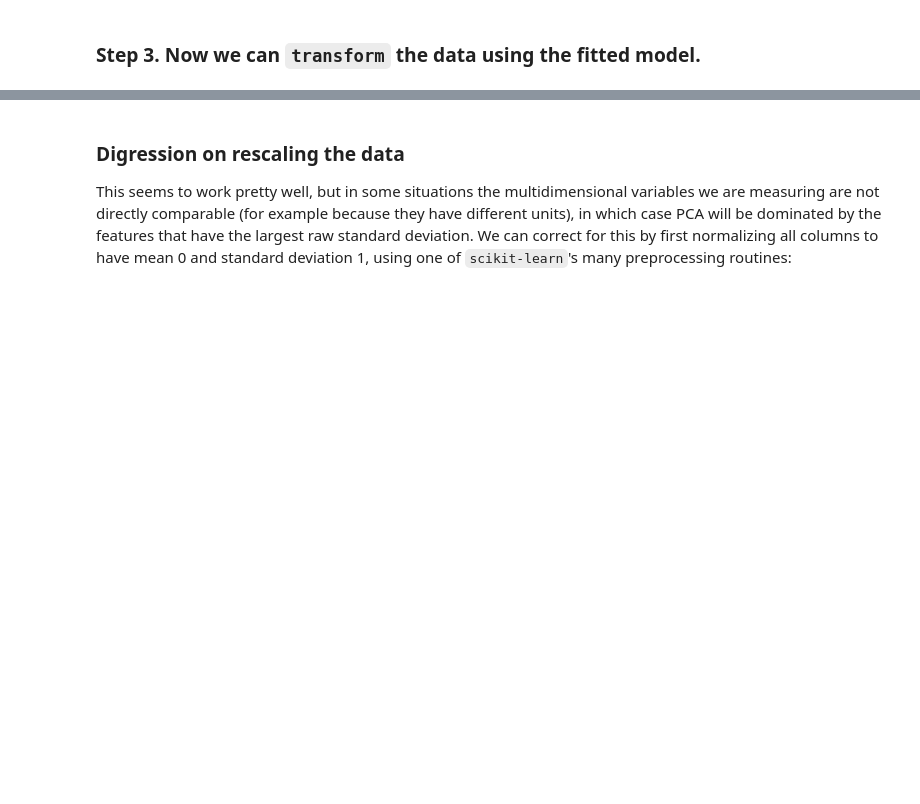
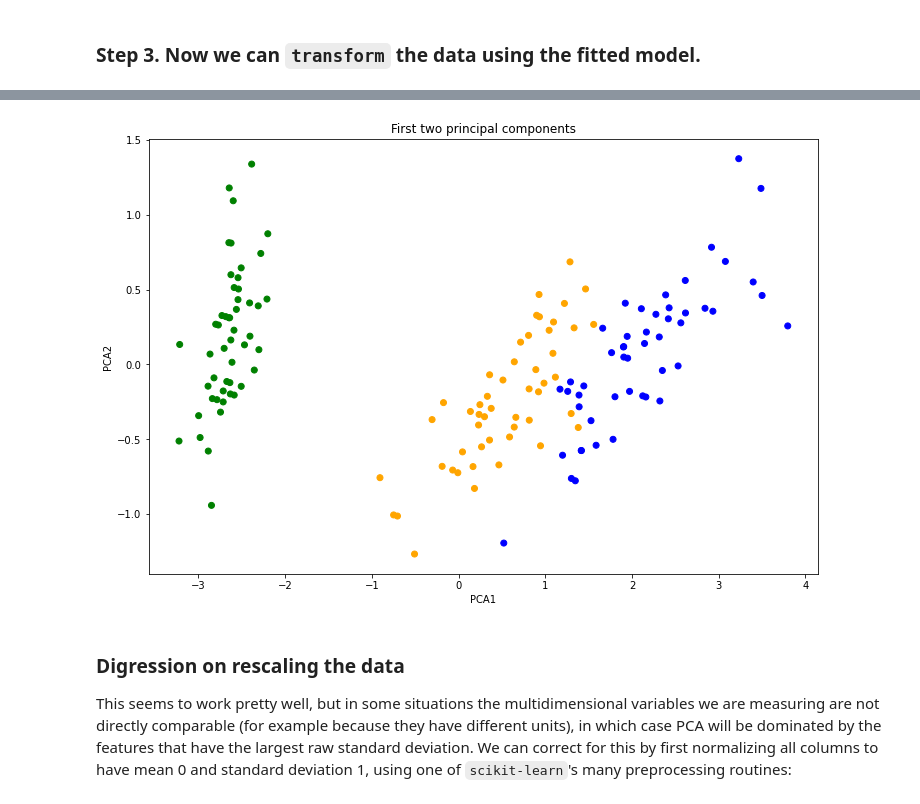
Before and after one commit to kristenabe/tfcb_2024-copy, a Jupyter notebook: lectures/lecture10/lectures10and11.ipynb, the cells around one changed output, grey strips where cells are left out. Drawn from its saved outputs; the diff is of its cells as text; code cells hidden in the pictures; blank space fills up the shorter version.

```diff
--- a/lectures/lecture10/lectures10and11.ipynb
+++ b/lectures/lecture10/lectures10and11.ipynb
@@ -688,12 +753,14 @@ X_pca.shape
 # %%
 # Now the first two columns of X_pca represent the axes of
 #  greatest variation, so we can plot just those and retain
 #  the maximum information.
-
+plt.figure(figsize=[12,8])
 plt.scatter( X_pca[:,0], X_pca[:,1], c=colors )
 plt.title('First two principal components')
 plt.xlabel('PCA1')
 plt.ylabel('PCA2'); # add ; so notebook doesn't print the Text object returned by plt.ylabel
+# %% [output]
+[figure, added]
 # %% [markdown]
 ### Digression on rescaling the data
 
```
Also changed, not shown: parts of 47 cells of this notebook, 2 other files.
